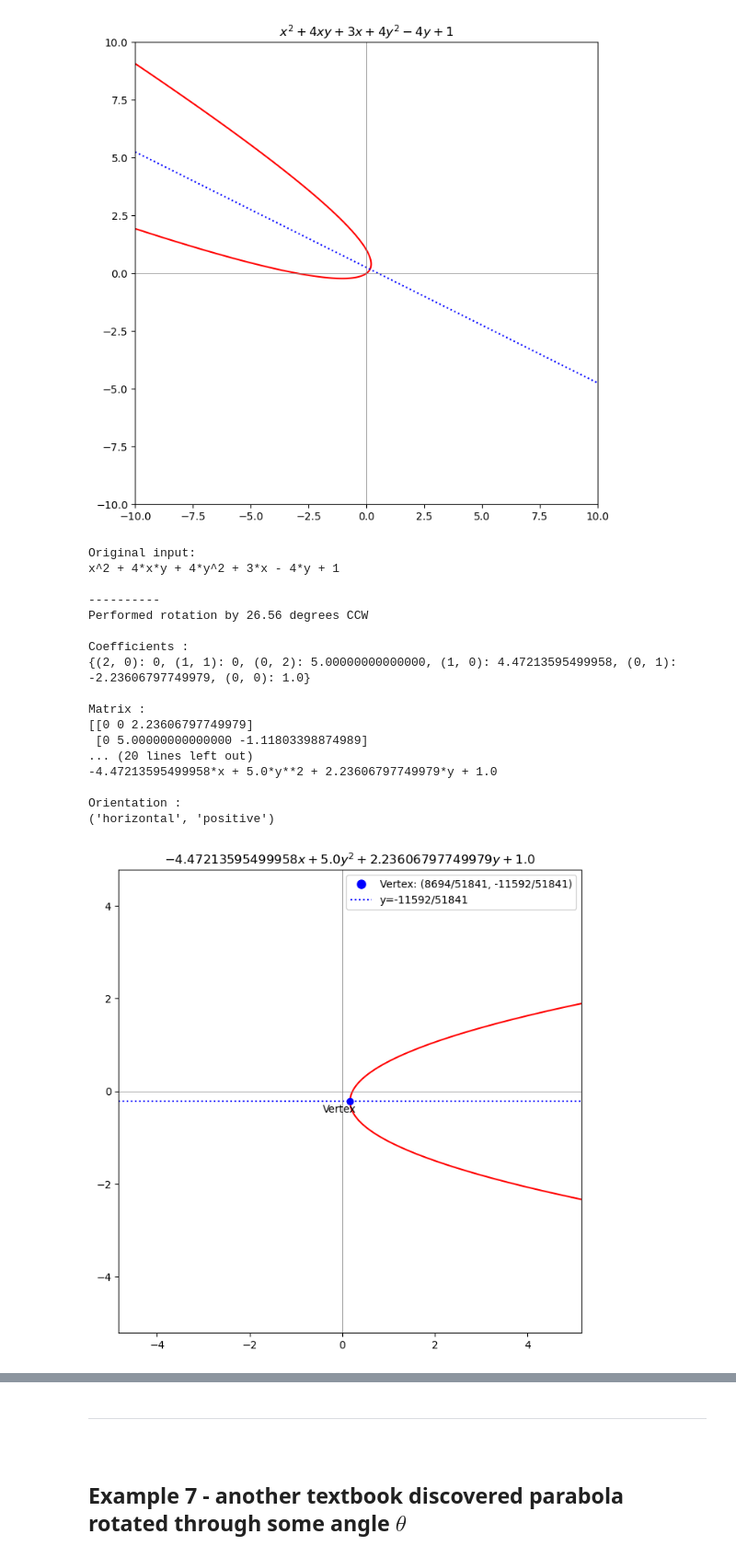
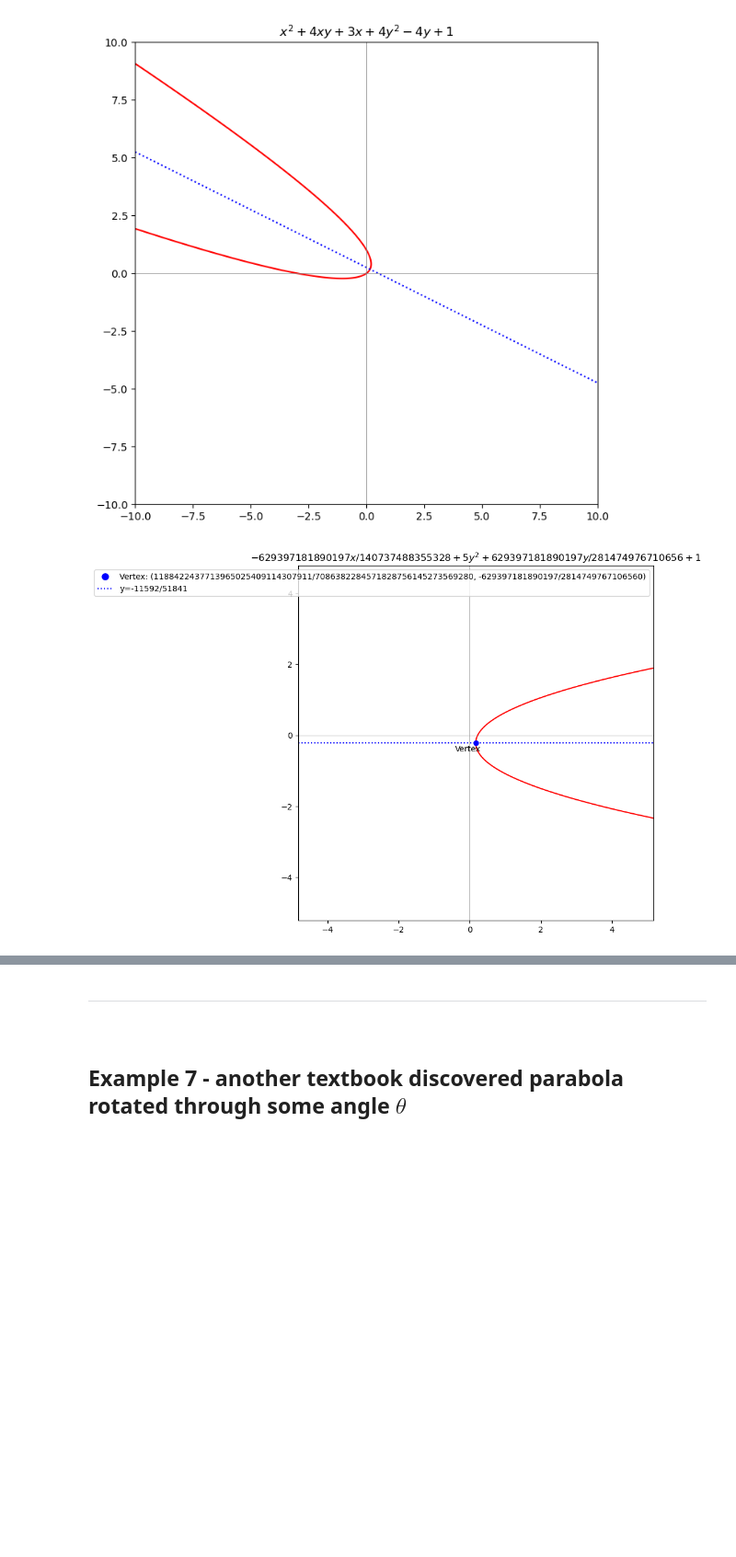
Before and after one commit to pineapple-bois/conic, a Jupyter notebook: Notebooks/Parabolas.ipynb, the cells around one changed output, grey strips where cells are left out. Shown at 92% size. Drawn from its saved outputs; the diff is of its cells as text; code cells hidden in the pictures; blank space fills up the shorter version.

```diff
--- a/Notebooks/Parabolas.ipynb
+++ b/Notebooks/Parabolas.ipynb
@@ -660,25 +680,7 @@ Orientation: ('rotated', -0.463647609000806 + 0.5*pi)
 Axis of symmetry: 10.0*x + 20.0*y - 5.0
 [figure]
 # %%
-rot6.rotate_parabola()
-rot6.print_history()
-rot6.plot()
+rot6.rotate_parabola(rational=True)
+rot6.plot_parabola()
 # %% [output]
-Original input:
-x^2 + 4*x*y + 4*y^2 + 3*x - 4*y + 1
-
-----------
-Performed rotation by 26.56 degrees CCW
-
-Coefficients :
-{(2, 0): 0, (1, 1): 0, (0, 2): 5.00000000000000, (1, 0): 4.47213595499958, (0, 1): -2.23606797749979, (0, 0): 1.0}
-
-Matrix :
-[[0 0 2.23606797749979]
- [0 5.00000000000000 -1.11803398874989]
-... (20 lines left out)
--4.47213595499958*x + 5.0*y**2 + 2.23606797749979*y + 1.0
-
-Orientation :
-('horizontal', 'positive')
-[figure, old version]
+[figure, new version]
```
Also changed, not shown: parts of 39 cells of this notebook.
